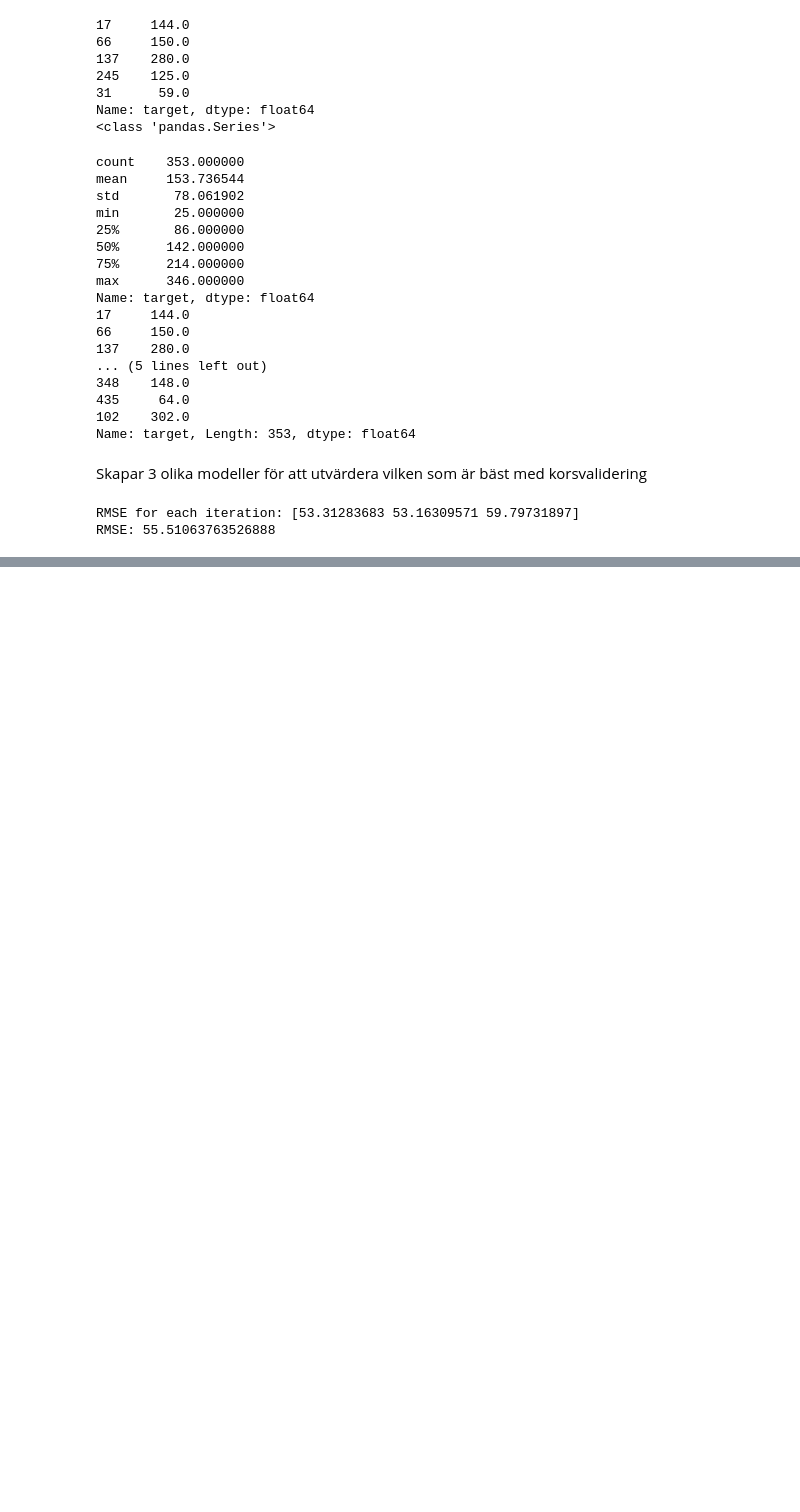
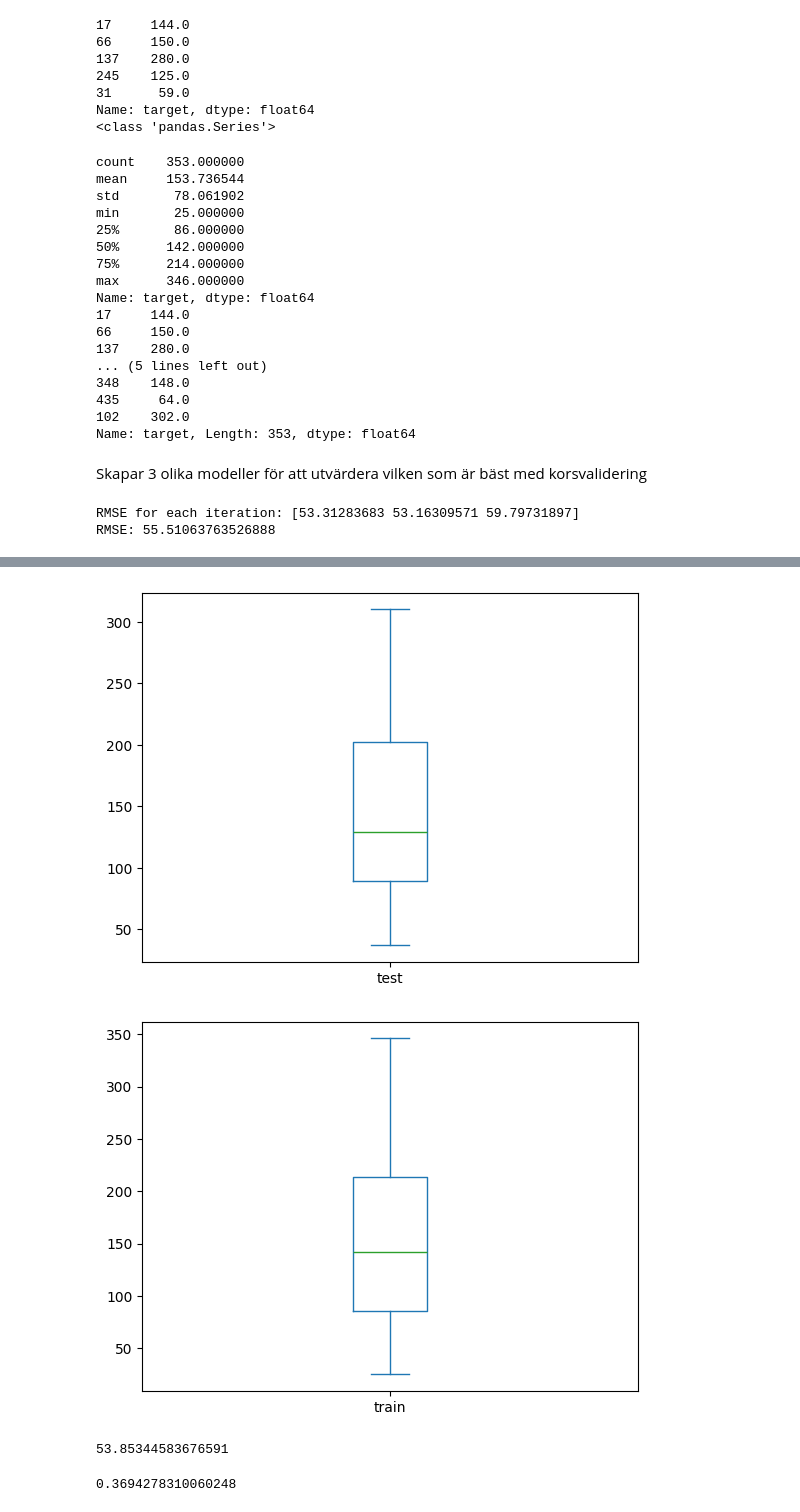
Before and after one commit to pejohans/python_and_ai, a Jupyter notebook: ai_ovningsuppgifter/regression_kodexempel.ipynb, the cells around one changed output, grey strips where cells are left out. Cells and saved outputs as stored; diff of their text form; code cells hidden in the pictures; blank space fills up the shorter version.

```diff
--- a/ai_ovningsuppgifter/regression_kodexempel.ipynb
+++ b/ai_ovningsuppgifter/regression_kodexempel.ipynb
@@ -173,0 +225,19 @@ print(lasso_reg.best_params_)
+# %%
+y_test.plot.box(label='test')
+plt.show()
+y_train.plot.box(label='train')
+plt.show()
+# %% [output]
+[figure, added]
+[figure, added]
+# %%
+y_test_pred_lr = lin_reg.predict(X_test)
+RMSE_test_data = root_mean_squared_error(y_test, y_test_pred_lr)
+print(RMSE_test_data)
+# %% [output]
+53.85344583676591
+# %%
+#calculate the procentage of how much error we have on test data
+print(RMSE_test_data/np.mean(y_test))
+# %% [output]
+0.3694278310060248
```
Also changed, not shown: parts of 6 cells of this notebook, 9 other files.
